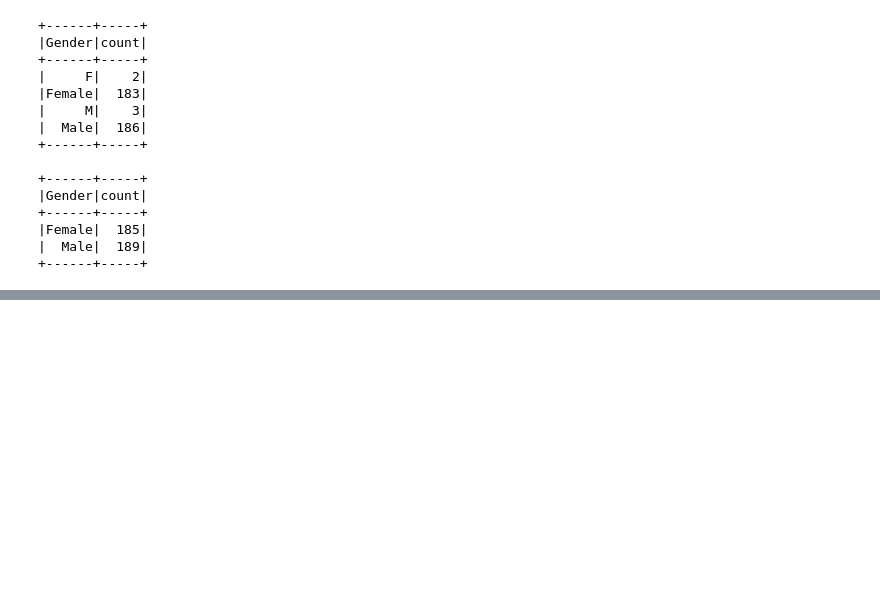
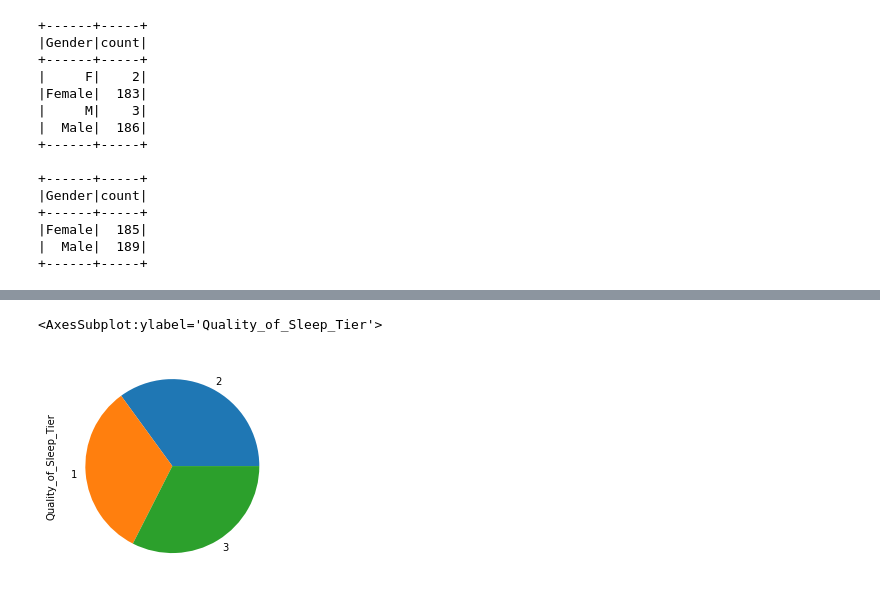
Before and after one commit to EionTey/INFOSYS_722_I4, a Jupyter notebook: I4.ipynb, the cells around one changed output, grey strips where cells are left out. Drawn from its saved outputs; the diff is of its cells as text; code cells hidden in the pictures; blank space fills up the shorter version.

```diff
--- a/I4.ipynb
+++ b/I4.ipynb
@@ -1178,0 +1247,6 @@ df_merged.groupBy("Gender").count().show()
+# %%
+# Pie chart of Quality of Sleep Tier
+df_boosted.toPandas()["Quality_of_Sleep_Tier"].value_counts().plot.pie()
+# %% [output]
+<AxesSubplot:ylabel='Quality_of_Sleep_Tier'>
+[figure, added]
```
Also changed, not shown: parts of 35 cells of this notebook.
